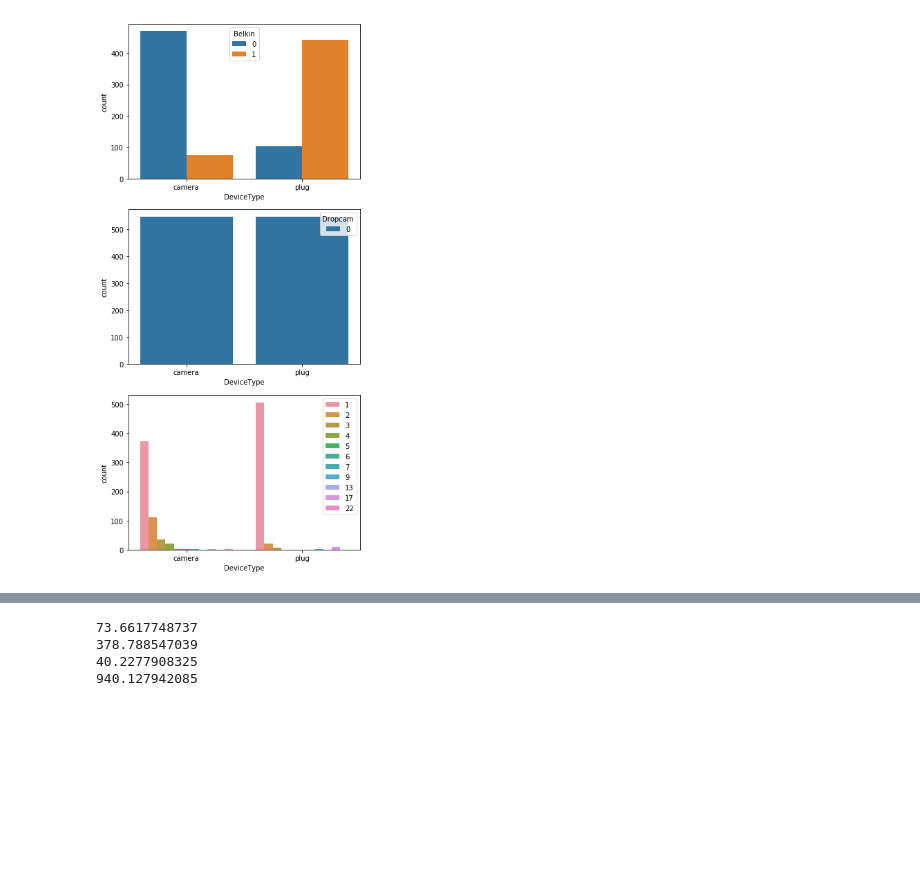
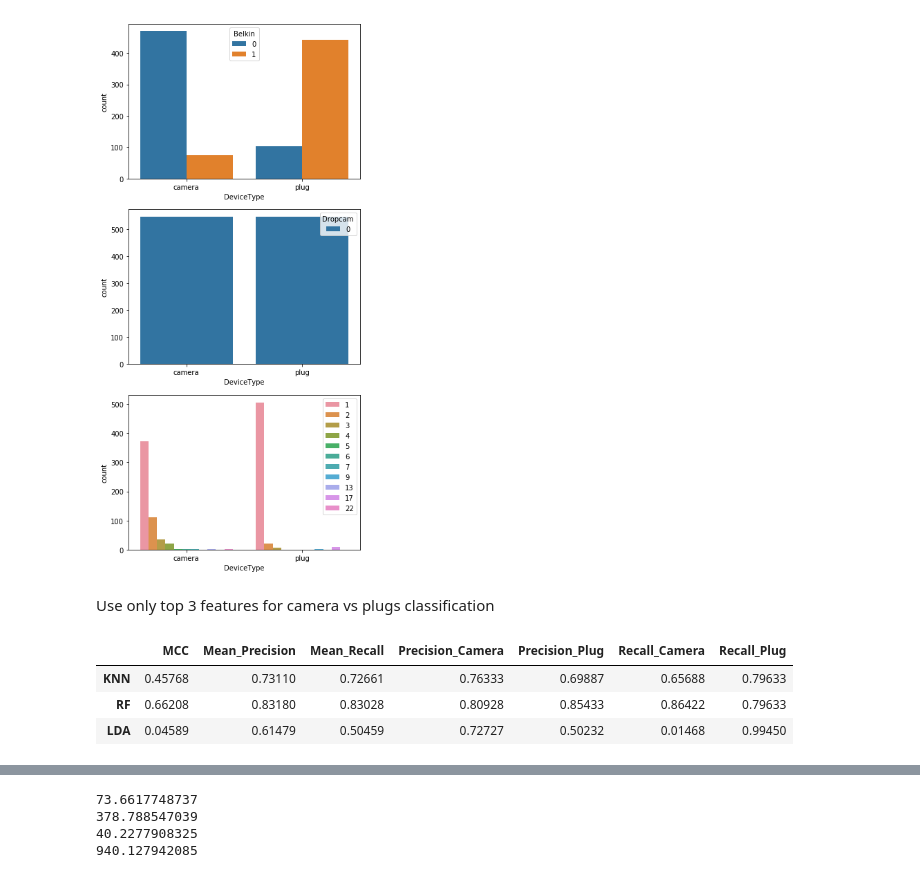
Before and after one commit to 7high/thesis, a Jupyter notebook: multiclass_wifi.ipynb, the cells around one changed output, grey strips where cells are left out. Drawn from its saved outputs; the diff is of its cells as text; code cells hidden in the pictures; blank space fills up the shorter version.

```diff
--- a/multiclass_wifi.ipynb
+++ b/multiclass_wifi.ipynb
@@ -408,3 +339,5 @@ sns.countplot(x='DeviceType', hue='Assoc_Packets',ax=axes[2], data=df_test_campl
 plt.legend(loc='upper right');
 # %% [output]
 [figure]
+# %% [markdown]
+Use only top 3 features for camera vs plugs classification
@@ -410,0 +347,8 @@ plt.legend(loc='upper right');
+# %%
+camplugs_metrics__bf_df = w.report_metrics(camplugs_metrics_bf, ['camera','plug'], 'wifi-camplugs_bestfeatures_metrics')
+display(camplugs_metrics__bf_df)
+# %% [output]
+|  | MCC | Mean_Precision | Mean_Recall | Precision_Camera | Precision_Plug | Recall_Camera | Recall_Plug |
+| KNN | 0.45768 | 0.73110 | 0.72661 | 0.76333 | 0.69887 | 0.65688 | 0.79633 |
+| RF | 0.66208 | 0.83180 | 0.83028 | 0.80928 | 0.85433 | 0.86422 | 0.79633 |
+| LDA | 0.04589 | 0.61479 | 0.50459 | 0.72727 | 0.50232 | 0.01468 | 0.99450 |
```
Also changed, not shown: parts of 26 cells of this notebook.
